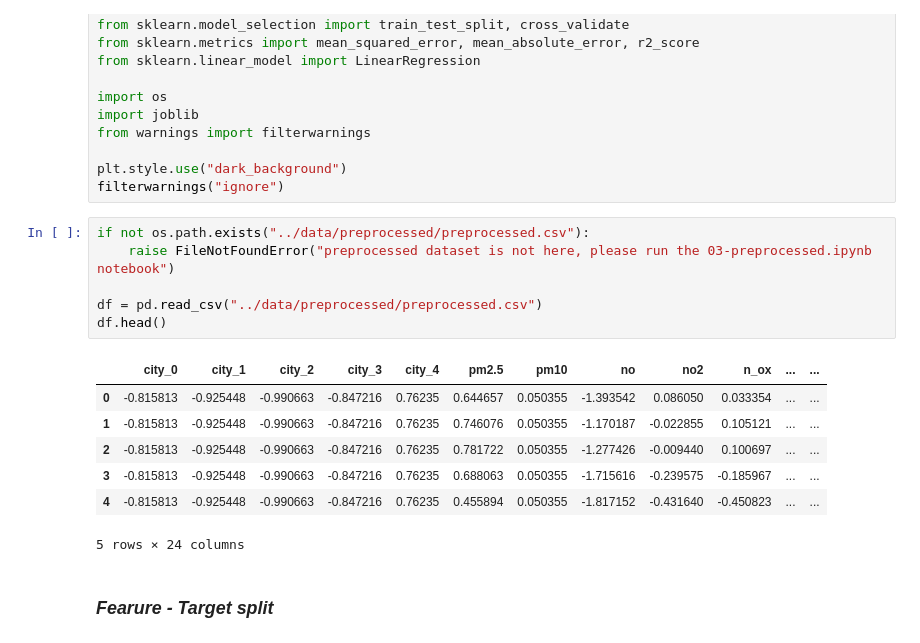
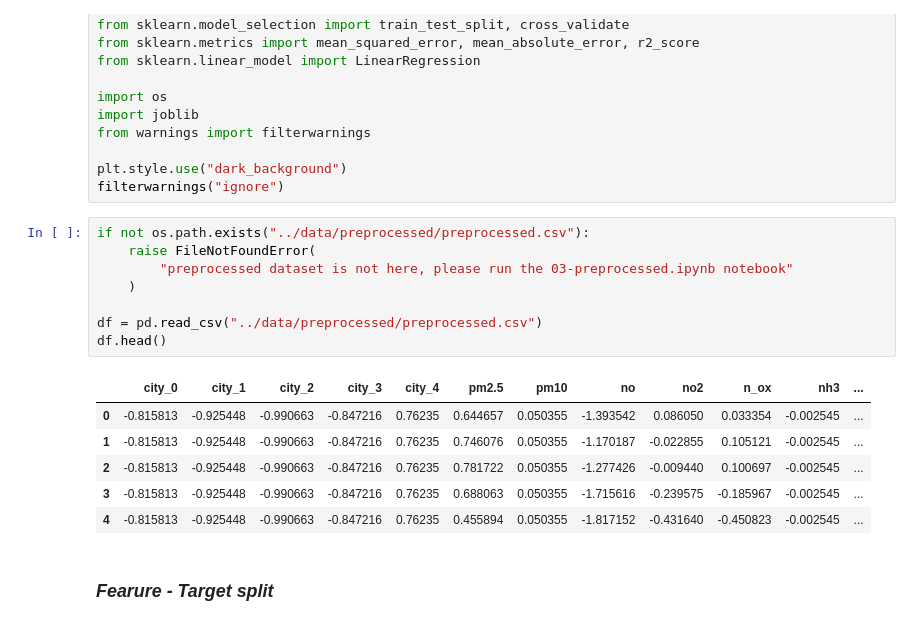
Before and after one commit to adnaaaen/air-quality-index-analysis, a Jupyter notebook: notebooks/04_model_building.ipynb, the cells around one changed output. Saved outputs shown, nothing was run; the diff lists cells and outputs as text.

```diff
--- a/notebooks/04_model_building.ipynb
+++ b/notebooks/04_model_building.ipynb
@@ -18,18 +18,19 @@ plt.style.use("dark_background")
 filterwarnings("ignore")
 # %%
 if not os.path.exists("../data/preprocessed/preprocessed.csv"):
-    raise FileNotFoundError("preprocessed dataset is not here, please run the 03-preprocessed.ipynb notebook")
+    raise FileNotFoundError(
+        "preprocessed dataset is not here, please run the 03-preprocessed.ipynb notebook"
+    )
 
 df = pd.read_csv("../data/preprocessed/preprocessed.csv")
 df.head()
 # %% [output]
-|  | city_0 | city_1 | city_2 | city_3 | city_4 | pm2.5 | pm10 | no | no2 | n_ox | ... | ... |
-| 0 | -0.815813 | -0.925448 | -0.990663 | -0.847216 | 0.76235 | 0.644657 | 0.050355 | -1.393542 | 0.086050 | 0.033354 | ... | ... |
-| 1 | -0.815813 | -0.925448 | -0.990663 | -0.847216 | 0.76235 | 0.746076 | 0.050355 | -1.170187 | -0.022855 | 0.105121 | ... | ... |
-| 2 | -0.815813 | -0.925448 | -0.990663 | -0.847216 | 0.76235 | 0.781722 | 0.050355 | -1.277426 | -0.009440 | 0.100697 | ... | ... |
-| 3 | -0.815813 | -0.925448 | -0.990663 | -0.847216 | 0.76235 | 0.688063 | 0.050355 | -1.715616 | -0.239575 | -0.185967 | ... | ... |
-| 4 | -0.815813 | -0.925448 | -0.990663 | -0.847216 | 0.76235 | 0.455894 | 0.050355 | -1.817152 | -0.431640 | -0.450823 | ... | ... |
+|  | city_0 | city_1 | city_2 | city_3 | city_4 | pm2.5 | pm10 | no | no2 | n_ox | nh3 | ... |
+| 0 | -0.815813 | -0.925448 | -0.990663 | -0.847216 | 0.76235 | 0.644657 | 0.050355 | -1.393542 | 0.086050 | 0.033354 | -0.002545 | ... |
+| 1 | -0.815813 | -0.925448 | -0.990663 | -0.847216 | 0.76235 | 0.746076 | 0.050355 | -1.170187 | -0.022855 | 0.105121 | -0.002545 | ... |
+| 2 | -0.815813 | -0.925448 | -0.990663 | -0.847216 | 0.76235 | 0.781722 | 0.050355 | -1.277426 | -0.009440 | 0.100697 | -0.002545 | ... |
+| 3 | -0.815813 | -0.925448 | -0.990663 | -0.847216 | 0.76235 | 0.688063 | 0.050355 | -1.715616 | -0.239575 | -0.185967 | -0.002545 | ... |
+| 4 | -0.815813 | -0.925448 | -0.990663 | -0.847216 | 0.76235 | 0.455894 | 0.050355 | -1.817152 | -0.431640 | -0.450823 | -0.002545 | ... |
-5 rows × 24 columns
 # %% [markdown]
 ### ***Fearure - Target split***
 # %%
```
Also changed, not shown: parts of 8 cells of this notebook, 17 other files.
